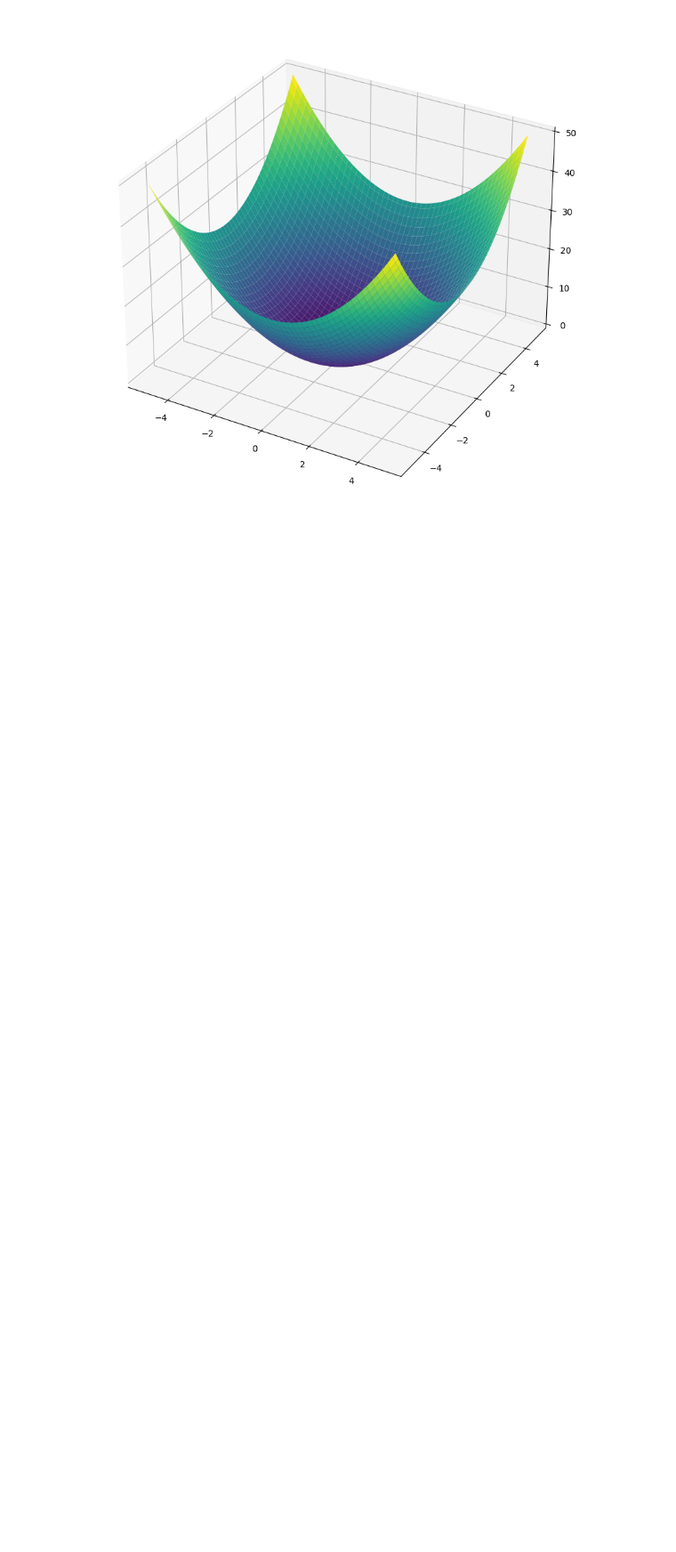
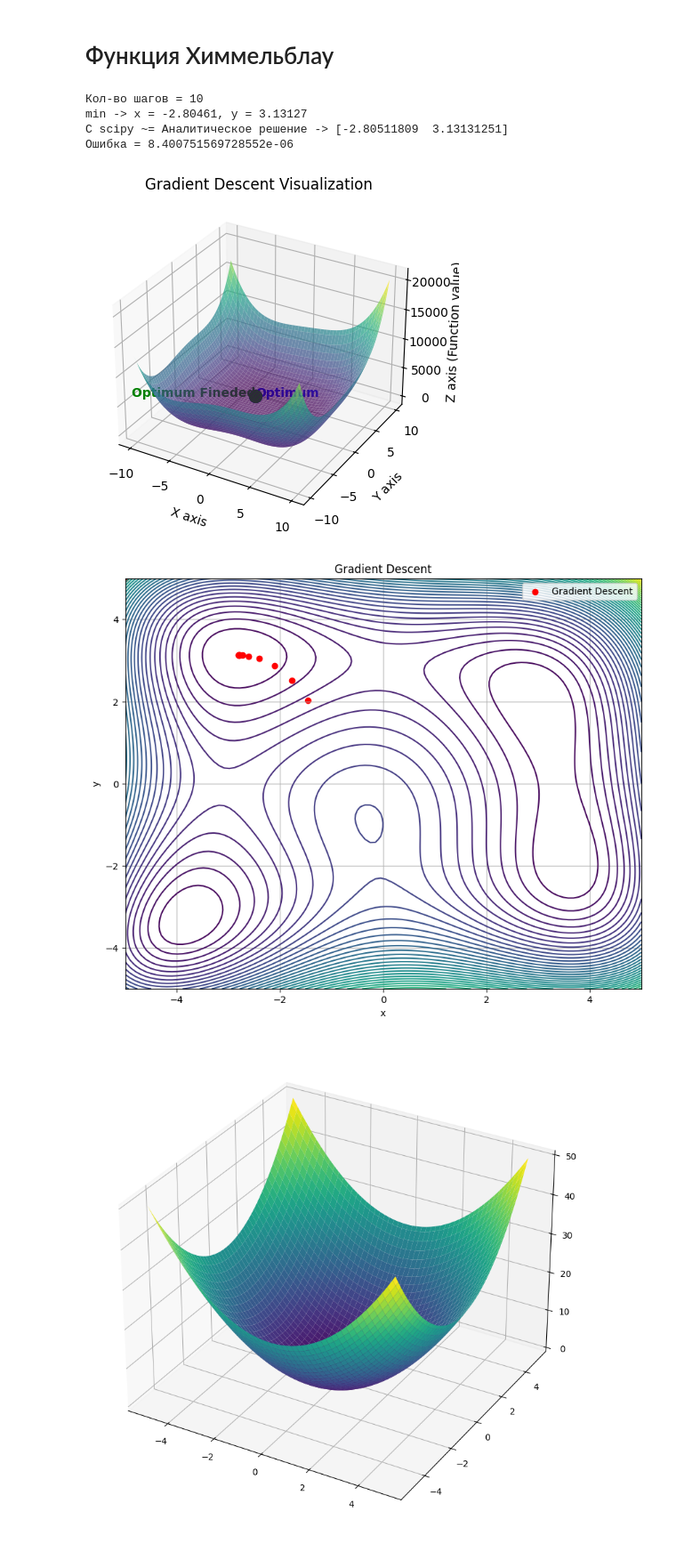
Before and after one commit to sashabobr007/ML_labs, a Jupyter notebook: 1.ipynb, the cells around one changed output. Shown at 89% size. Cells and saved outputs as stored; diff of their text form; code cells hidden in the pictures; blank space fills up the shorter version.

```diff
--- a/1.ipynb
+++ b/1.ipynb
@@ -3,3 +243,17 @@
+# %% [markdown]
+# Функция Химмельблау
+# %%
+ex = GradientFind(f='(x**2 + y - 11)**2 + (x + y**2 - 7)**2', initial_params=np.array([-5,5]), treshold=0.001, learning_rate = 0.01, animation_interval_ms=10)
+ex.find()
+ex.plot_animation()
+ex.plot_simple()
+# %% [output]
+Кол-во шагов = 10
+min -> x = -2.80461, y = 3.13127
+C scipy ~= Аналитическое решение -> [-2.80511809  3.13131251]
+Ошибка = 8.400751569728552e-06
+[figure, added]
+[figure, added]
 # %%
 import numpy as np
 import matplotlib.pyplot as plt
```
Also changed, not shown: parts of 9 cells of this notebook, 2 other files.
